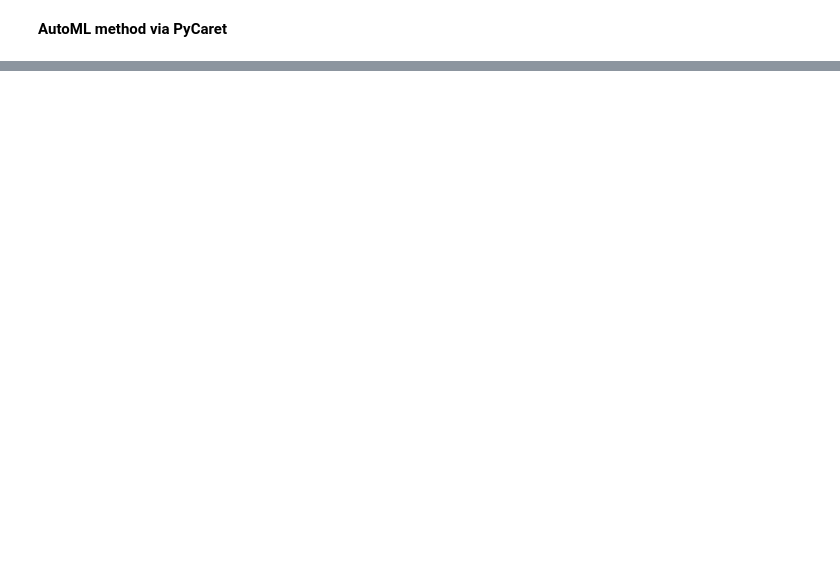
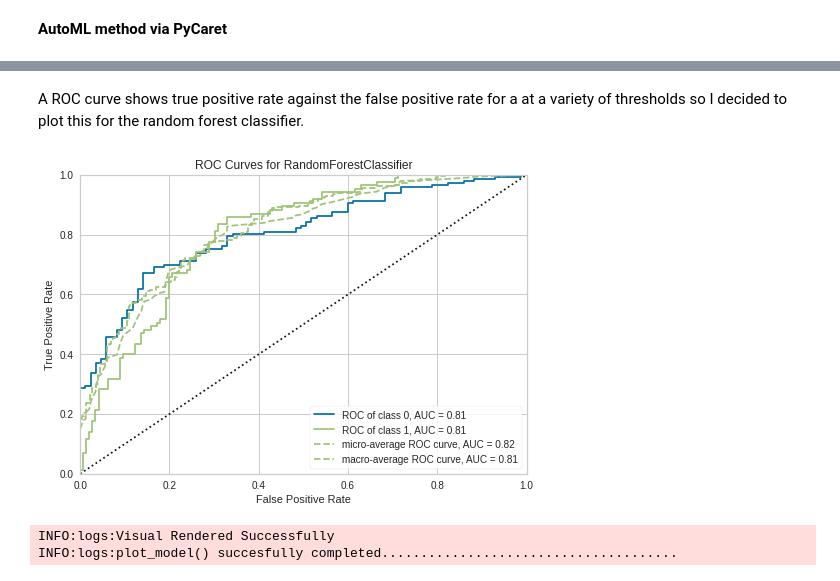
Before and after one commit to caseyh4/CA4015, a Jupyter notebook: CA4015_A1.ipynb, the cells around one changed output, grey strips where cells are left out. Saved outputs shown, nothing was run; the diff lists cells and outputs as text; code cells hidden in the pictures; blank space fills up the shorter version.

```diff
--- a/CA4015_A1.ipynb
+++ b/CA4015_A1.ipynb
@@ -243,0 +324,8 @@ RidgeClassifier(alpha=1.0, class_weight=None, copy_X=True, fit_intercept=True,
+# %% [markdown]
+A ROC curve shows true positive rate against the false positive rate for a at a variety of thresholds so I decided to plot this for the random forest classifier.
+# %%
+plot_model(tuned_model_rf)
+# %% [output]
+[figure, added]
+INFO:logs:Visual Rendered Successfully
+INFO:logs:plot_model() succesfully completed......................................
```
Also changed, not shown: parts of 45 cells of this notebook.
